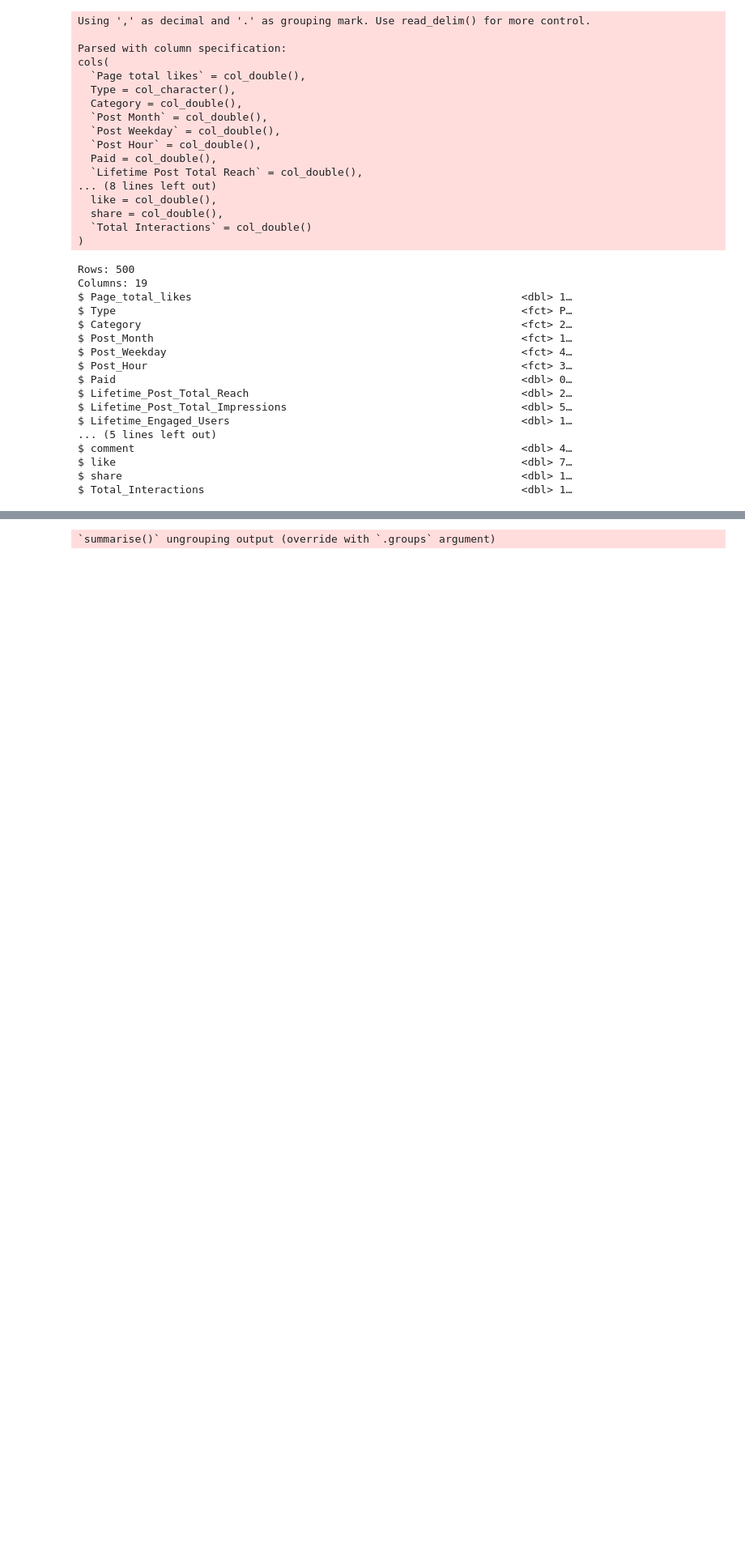
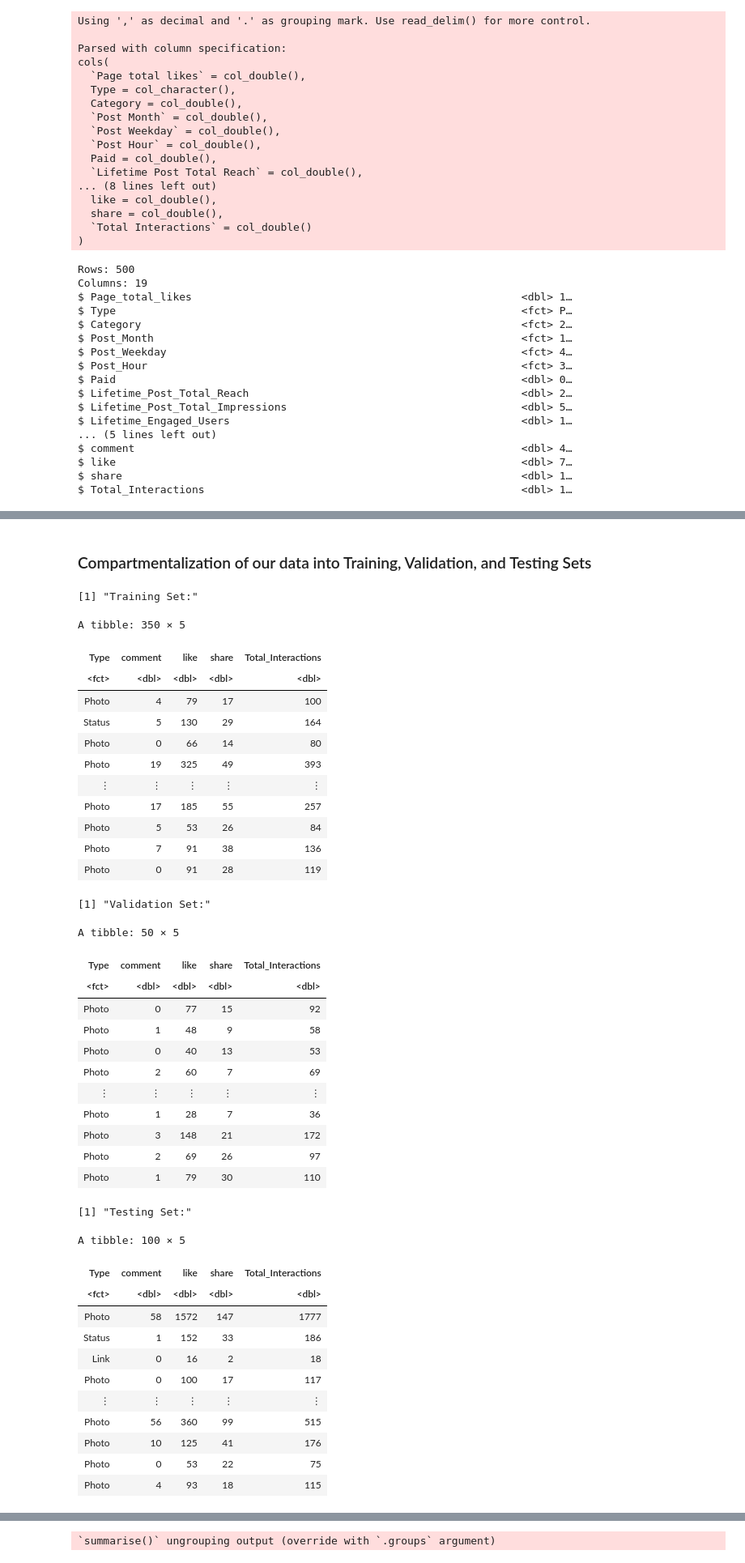
Before and after one commit to calamari99/Facebook-Post-Predictor, a Jupyter notebook: main.ipynb, the cells around one changed output, grey strips where cells are left out. Shown at 81% size. Cells and saved outputs as stored; diff of their text form; code cells hidden in the pictures; blank space fills up the shorter version.

```diff
--- a/main.ipynb
+++ b/main.ipynb
@@ -99,0 +125,80 @@ A tibble: 5 × 19
+# %% [markdown]
+### Compartmentalization of our data into Training, Validation, and Testing Sets
+# %%
+# We have 500 data points collected
+# assume we want at least 100 testable data points
+
+# -----
+# METHOD 1: singular training and testing set
+# Testing set will be 10% of data collected
+# Validation set will be 10% of data collected
+# Training data set be 80% of data collected
+
+# -----
+# METHOD 2: cross-validation technique
+# let us split our data into 4 total groups with a 1:5 ratio of testing and training data.
+# (25 points tested, 100 points for training)
+
+
+set.seed(99)
+
+# Method 1:
+partitionTrain = 0.8
+ratioTrainValidation = 7/8
+
+# 80/20 ratio TrainingSet:TestingSet
+split <- sample.split(facebook_clean$like, SplitRatio = partitionTrain)
+training_validation_data = subset(facebook_clean, split == TRUE)
+test_set = subset(facebook_clean, split == FALSE)
+
+split <- sample.split(training_validation_data$like, SplitRatio = ratioTrainValidation)
+training_set = subset(training_validation_data, split == TRUE)
+validation_set = subset(training_validation_data, split == FALSE)
+
+# ?subset
+print("Training Set:")
+training_set
+print("Validation Set:")
+validation_set
+print("Testing Set:")
+test_set
+# %% [output]
+[1] "Training Set:"
+A tibble: 350 × 5
+| Type | comment | like | share | Total_Interactions |
+| <fct> | <dbl> | <dbl> | <dbl> | <dbl> |
+| Photo | 4 | 79 | 17 | 100 |
+| Status | 5 | 130 | 29 | 164 |
+| Photo | 0 | 66 | 14 | 80 |
+| Photo | 19 | 325 | 49 | 393 |
+| ⋮ | ⋮ | ⋮ | ⋮ | ⋮ |
+| Photo | 17 | 185 | 55 | 257 |
+| Photo | 5 | 53 | 26 | 84 |
+| Photo | 7 | 91 | 38 | 136 |
+| Photo | 0 | 91 | 28 | 119 |
+[1] "Validation Set:"
+A tibble: 50 × 5
+| Type | comment | like | share | Total_Interactions |
+| <fct> | <dbl> | <dbl> | <dbl> | <dbl> |
+| Photo | 0 | 77 | 15 | 92 |
+| Photo | 1 | 48 | 9 | 58 |
+| Photo | 0 | 40 | 13 | 53 |
+| Photo | 2 | 60 | 7 | 69 |
+| ⋮ | ⋮ | ⋮ | ⋮ | ⋮ |
+| Photo | 1 | 28 | 7 | 36 |
+| Photo | 3 | 148 | 21 | 172 |
+| Photo | 2 | 69 | 26 | 97 |
+| Photo | 1 | 79 | 30 | 110 |
+[1] "Testing Set:"
+A tibble: 100 × 5
+| Type | comment | like | share | Total_Interactions |
+| <fct> | <dbl> | <dbl> | <dbl> | <dbl> |
+| Photo | 58 | 1572 | 147 | 1777 |
+| Status | 1 | 152 | 33 | 186 |
+| Link | 0 | 16 | 2 | 18 |
+| Photo | 0 | 100 | 17 | 117 |
+| ⋮ | ⋮ | ⋮ | ⋮ | ⋮ |
+| Photo | 56 | 360 | 99 | 515 |
+| Photo | 10 | 125 | 41 | 176 |
+| Photo | 0 | 53 | 22 | 75 |
+| Photo | 4 | 93 | 18 | 115 |
```
Also changed, not shown: parts of 9 cells of this notebook.
